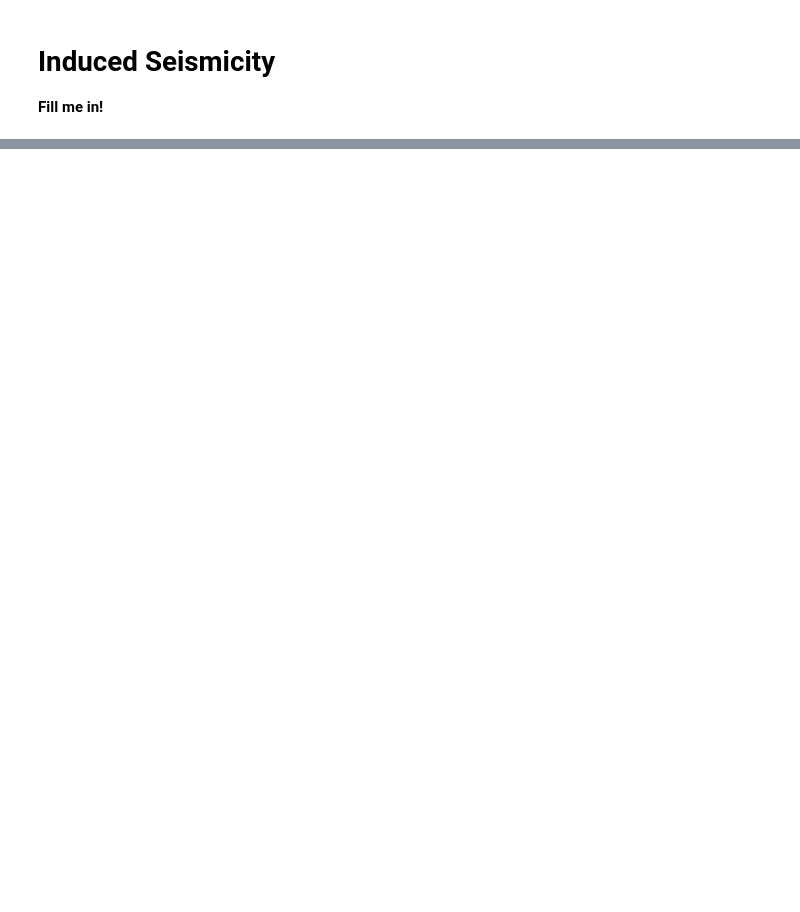
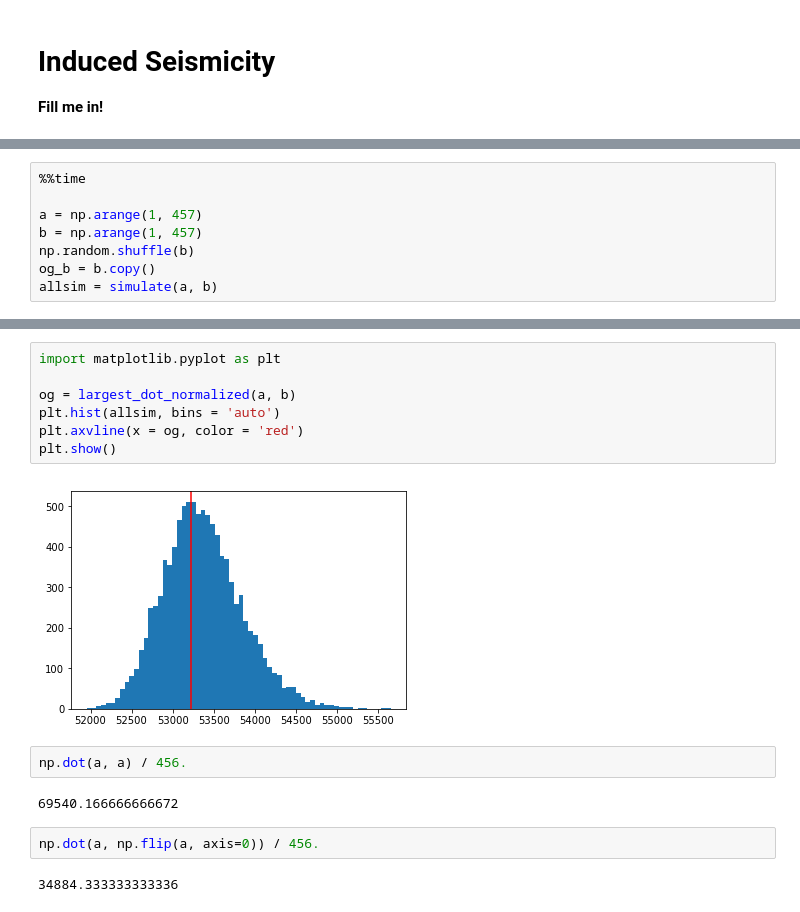
Before and after one commit to michaeljets/induced_seismicity, a Jupyter notebook: code/main.ipynb, the cells around one changed output, grey strips where cells are left out. Drawn from its saved outputs; the diff is of its cells as text; blank space fills up the shorter version.

Commit message:
Scratchwork in main.ipynb, wrote simulation code to generate histogram for given ranks

```diff
--- a/code/main.ipynb
+++ b/code/main.ipynb
@@ -4,0 +82,8 @@
+# %%
+%%time
+
+a = np.arange(1, 457)
+b = np.arange(1, 457)
+np.random.shuffle(b)
+og_b = b.copy()
+allsim = simulate(a, b)
@@ -4,0 +93,17 @@
+# %%
+import matplotlib.pyplot as plt
+
+og = largest_dot_normalized(a, b)
+plt.hist(allsim, bins = 'auto')
+plt.axvline(x = og, color = 'red')
+plt.show()
+# %% [output]
+[figure, added]
+# %%
+np.dot(a, a) / 456.
+# %% [output]
+69540.166666666672
+# %%
+np.dot(a, np.flip(a, axis=0)) / 456.
+# %% [output]
+34884.333333333336
```
Also changed, not shown: parts of 8 cells of this notebook, 1 other file.
